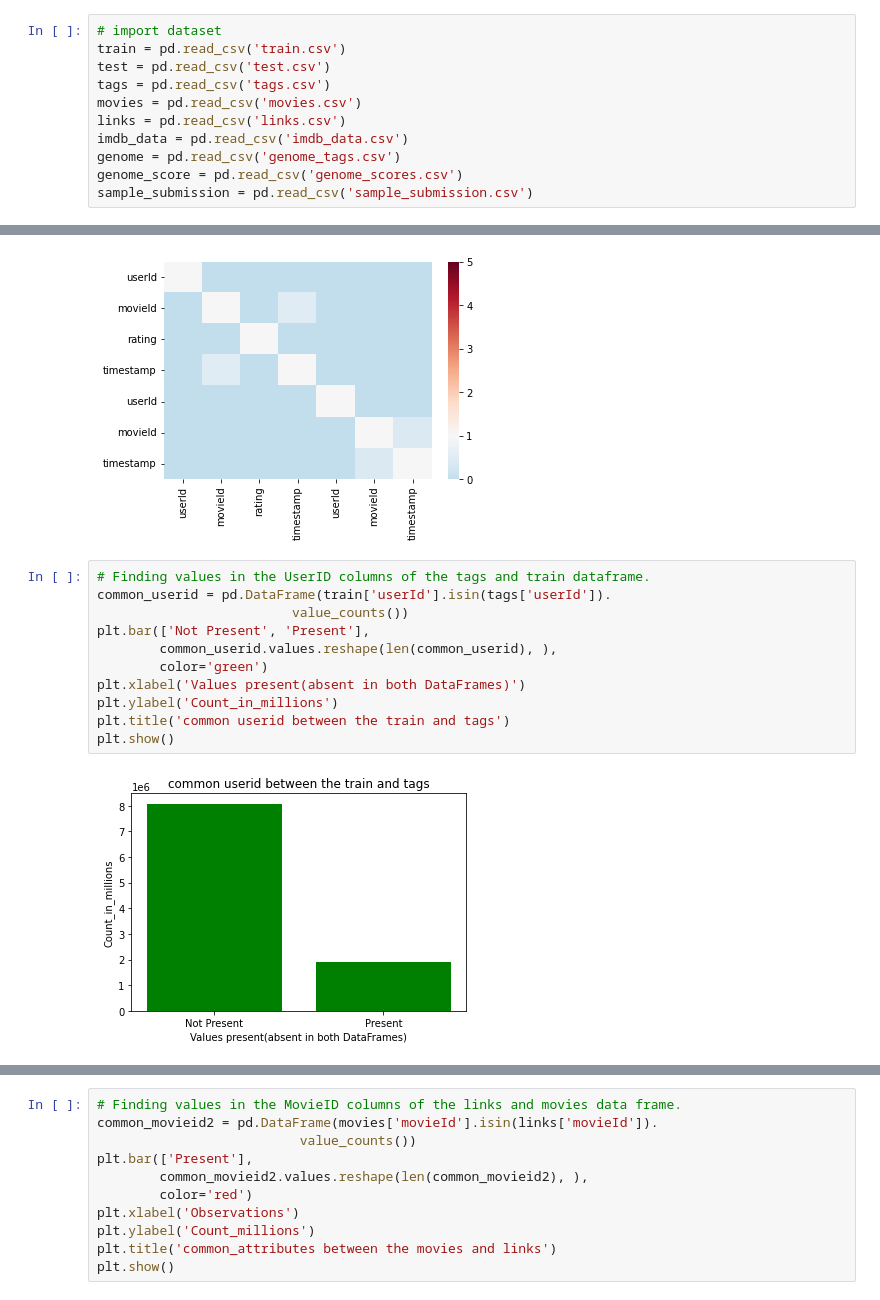
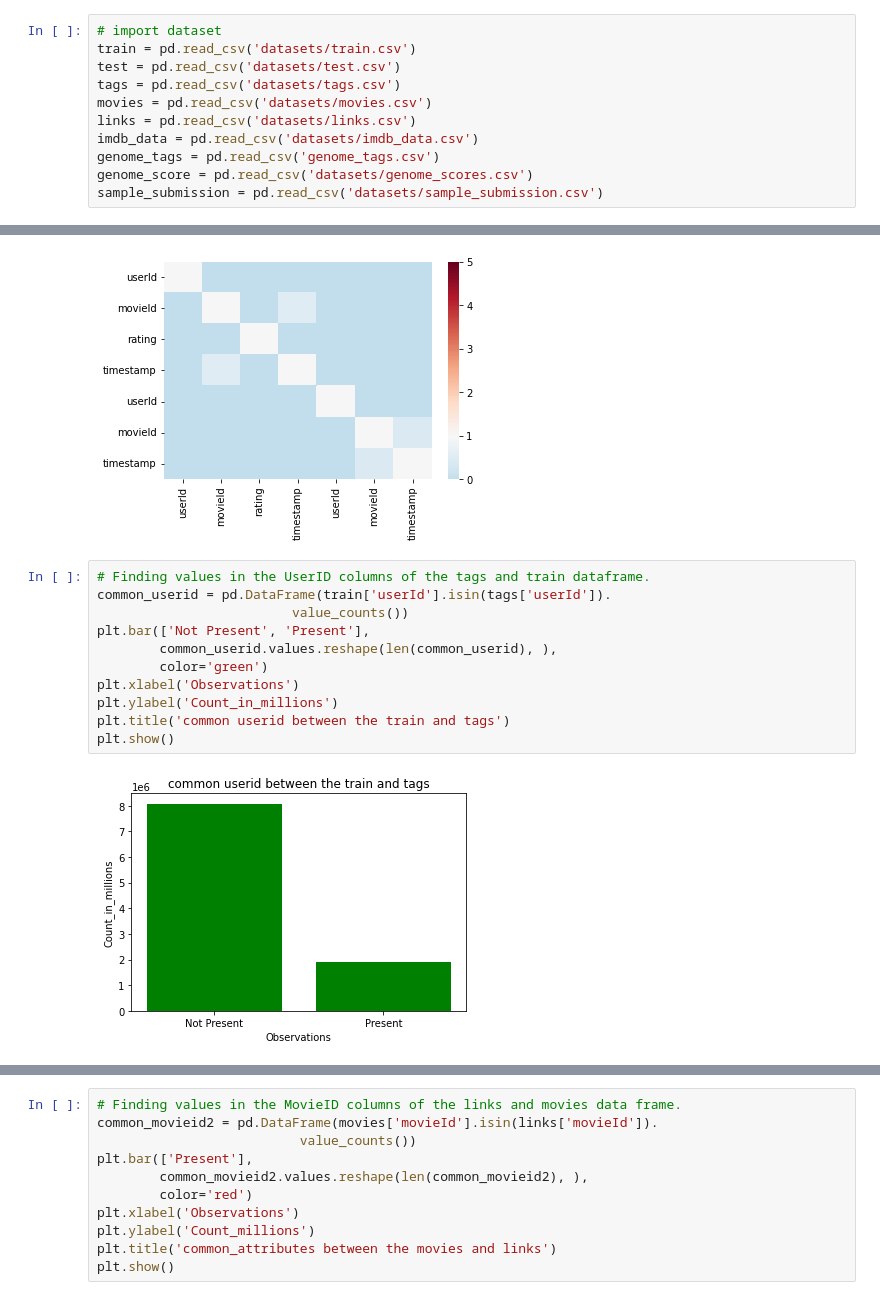
Before and after one commit to MafikengZ/Unsupervised-Learning-Recommender-Systems, a Jupyter notebook: engine.ipynb, the cells around one changed output, grey strips where cells are left out. Drawn from its saved outputs; the diff is of its cells as text.

```diff
--- a/engine.ipynb
+++ b/engine.ipynb
@@ -135,14 +156,14 @@ Archive:  sample_submission.csv.zip
 # %%
 # import dataset
-train = pd.read_csv('train.csv')
-test = pd.read_csv('test.csv')
-tags = pd.read_csv('tags.csv')
-movies = pd.read_csv('movies.csv')
-links = pd.read_csv('links.csv')
-imdb_data = pd.read_csv('imdb_data.csv')
-genome = pd.read_csv('genome_tags.csv')
-genome_score = pd.read_csv('genome_scores.csv')
-sample_submission = pd.read_csv('sample_submission.csv')
+train = pd.read_csv('datasets/train.csv')
+test = pd.read_csv('datasets/test.csv')
+tags = pd.read_csv('datasets/tags.csv')
+movies = pd.read_csv('datasets/movies.csv')
+links = pd.read_csv('datasets/links.csv')
+imdb_data = pd.read_csv('datasets/imdb_data.csv')
+genome_tags = pd.read_csv('genome_tags.csv')
+genome_score = pd.read_csv('datasets/genome_scores.csv')
+sample_submission = pd.read_csv('datasets/sample_submission.csv')
 # %%
 train.head()
 # %% [output]
@@ -467,16 +464,16 @@ sns.heatmap(corr_tag_train, vmin=0,vmax=5,center=1,cmap="RdBu_r")
 # %%
 # Finding values in the UserID columns of the tags and train dataframe.
 common_userid = pd.DataFrame(train['userId'].isin(tags['userId']).
                          value_counts())
 plt.bar(['Not Present', 'Present'],
         common_userid.values.reshape(len(common_userid), ),
         color='green')
-plt.xlabel('Values present(absent in both DataFrames)')
+plt.xlabel('Observations')
 plt.ylabel('Count_in_millions')
 plt.title('common userid between the train and tags')
 plt.show()
 # %% [output]
-[figure, old version]
+[figure, new version]
 # %%
 # Finding values in the MovieID columns of the tags and train data frame.
 common_movieid = pd.DataFrame(train['movieId'].isin(tags['movieId']).
```
Also changed, not shown: parts of 76 cells of this notebook.
